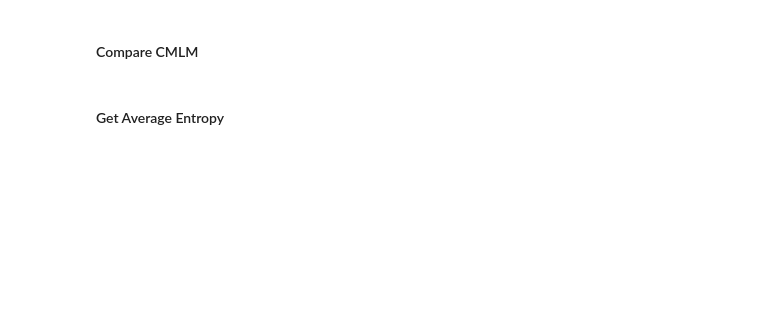
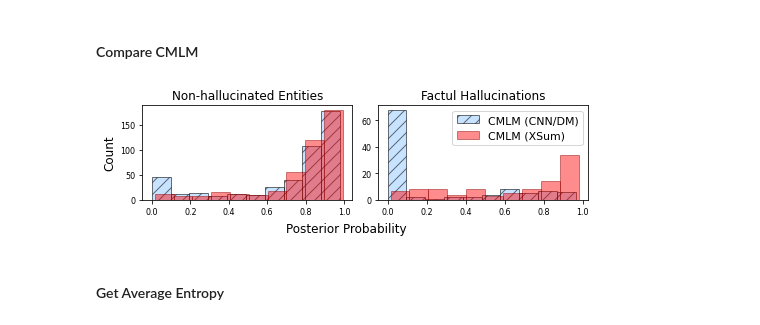
Before and after one commit to mcao610/hallucination_detection, a Jupyter notebook: notebooks/probability_analysis.ipynb, the cells around one changed output. Drawn from its saved outputs; the diff is of its cells as text; code cells hidden in the pictures; blank space fills up the shorter version.

Commit message:
make histogram B&W readable

```diff
--- a/notebooks/probability_analysis.ipynb
+++ b/notebooks/probability_analysis.ipynb
@@ -34,7 +56,7 @@ prior_posterior = []
 for d in data:
     for e in d['ents']:
         e['id'] = d['id']
-        e['prior'] = e['xsum_cmlm_scratch_cedar_warmup_20000']
+        e['prior'] = e['cnndm_cmlm_cedar']
         e['posterior'] = e['xsum_cmlm_bos']
         prior_posterior.append(e)
 # %%
@@ -56,31 +80,33 @@ matplotlib.rcParams['text.usetex'] = False
 # %%
 n_bins = 10
 fig, (ax0, ax1) = plt.subplots(nrows=1, ncols=2, figsize=(7.0, 2.0))
 
-# priors_0 = [p['prior'] for p in prior_posterior if p['label'] == 0]
-# posteriors_0 = [p['posterior'] for p in prior_posterior if p['label'] == 0]
-# _, bins, _ = ax0.hist(priors_0, n_bins, density=False, histtype='bar', color='blue', label=r'$\textrm{CMLM}_\textrm{CNN/DM}$', edgecolor='blue', alpha=0.55)
-# ax0.hist(posteriors_0, bins=bins + 0.015, density=False, histtype='bar', color='red', label=r'$\textrm{CMLM}_\textsc{XSum}$', edgecolor='red', alpha=0.35)
-# ax0.set_ylabel('Count', fontsize=13)
-# ax0.set_title('Non-hallucinated Entities', fontsize=13)
+my_blue = (153/255, 204/255, 1.0, 0.55)
+my_edge = (0., 0., 0., 0.55)
 
 priors_0 = [p['prior'] for p in prior_posterior if p['label'] == 0]
 posteriors_0 = [p['posterior'] for p in prior_posterior if p['label'] == 0]
-_, bins, _ = ax0.hist(priors_0, n_bins, density=False, histtype='bar', color='blue', label='CMLM trained on CNN/DM', edgecolor='blue', alpha=0.55)
-ax0.hist(posteriors_0, bins=bins + 0.015, density=False, histtype='bar', color='red', label='CMLM trained on XSum', edgecolor='red', alpha=0.35)
+_, bins, _ = ax0.hist(priors_0, n_bins, density=False, histtype='bar', label='CMLM trained on CNN/DM',
+                      facecolor=my_blue, edgecolor=my_edge, hatch='//')
+ax0.hist(posteriors_0, bins=bins + 0.015, density=False, histtype='bar',
+         facecolor='red', label='CMLM trained on XSum', edgecolor='darkred', alpha=0.40)
 ax0.set_ylabel('Count', fontsize=12)
 ax0.set_title('Non-hallucinated Entities', fontsize=12)
 
 priors_1 = [p['prior'] for p in prior_posterior if p['label'] == 1]
 posteriors_1 = [p['posterior'] for p in prior_posterior if p['label'] == 1]
-_, bins, _ = ax1.hist(priors_1, n_bins, density=False, histtype='bar', color='blue', label='CMLM (CNN/DM)', edgecolor='blue', alpha=0.55)
-ax1.hist(posteriors_1, bins=bins + 0.015, density=False, histtype='bar', color='red', label='CMLM (XSum)', edgecolor='red', alpha=0.35)
+_, bins, _ = ax1.hist(priors_1, n_bins, density=False, histtype='bar',
+                      facecolor=my_blue, label='CMLM (CNN/DM)', edgecolor=my_edge, hatch='//')
+ax1.hist(posteriors_1, bins=bins + 0.015, density=False, histtype='bar',
+         facecolor='red', label='CMLM (XSum)', edgecolor='darkred', alpha=0.40)
 ax1.legend(prop={'size': 11})
 ax1.set_title('Factul Hallucinations', fontsize=12)
 
 fig.text(0.5, -0.05, 'Posterior Probability', ha='center', fontsize=12)
+# fig.text(0.0, 0.5, 'Count', va='center', rotation='vertical', fontsize=12)
 fig.tight_layout()
 
-# fig.text(0.0, 0.5, 'Count', va='center', rotation='vertical', fontsize=12)
 plt.savefig("figures/" + 'hist_2cmlm' +'.pdf', bbox_inches="tight")
 plt.show()
+# %% [output]
+[figure, added]
```
Also changed, not shown: parts of 22 cells of this notebook, 2 other files.
